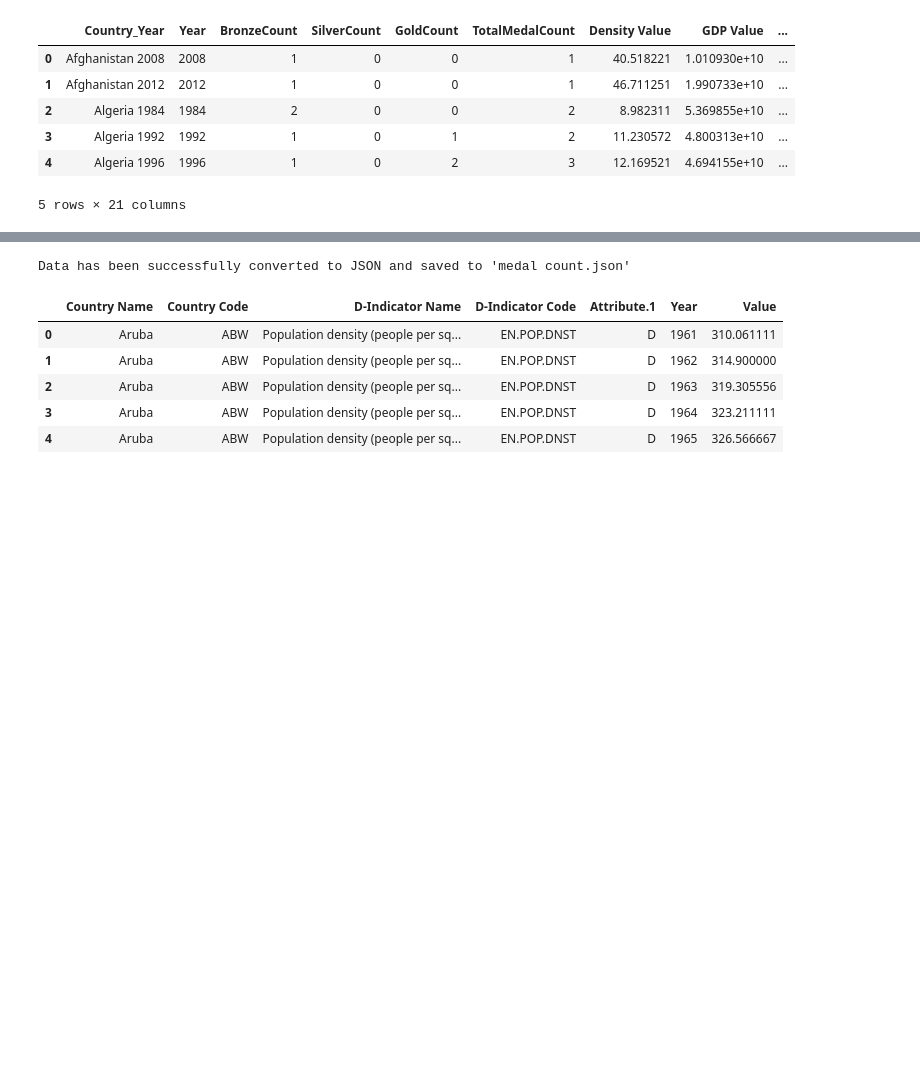
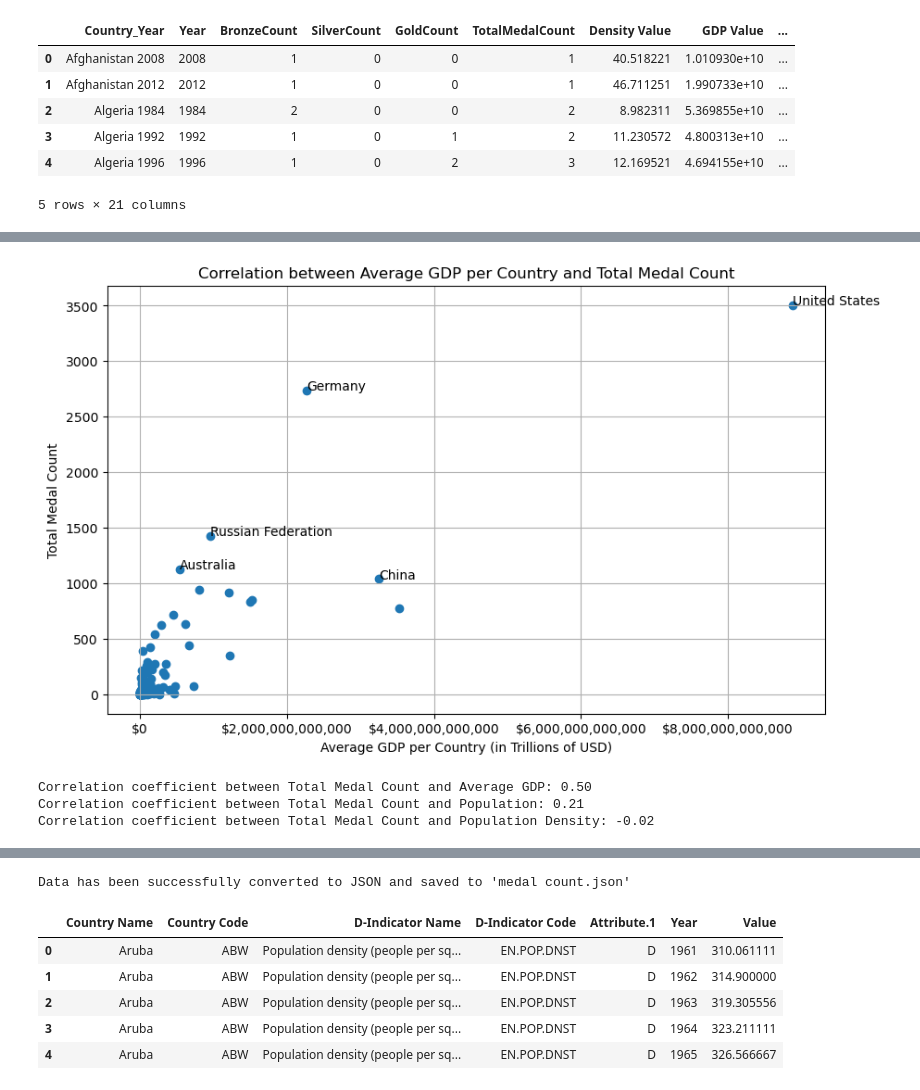
Before and after one commit to JosephNichols2000/project-3, a Jupyter notebook: Olympic JSON.ipynb, the cells around one changed output, grey strips where cells are left out. Drawn from its saved outputs; the diff is of its cells as text; code cells hidden in the pictures; blank space fills up the shorter version.

```diff
--- a/Olympic JSON.ipynb
+++ b/Olympic JSON.ipynb
@@ -95,3 +95,7 @@ medal_df.head()
 | 3 | Algeria 1992 | 1992 | 1 | 0 | 1 | 2 | 11.230572 | 4.800313e+10 | ... |
 | 4 | Algeria 1996 | 1996 | 1 | 0 | 2 | 3 | 12.169521 | 4.694155e+10 | ... |
 5 rows × 21 columns
+# %%
+# Extract the country name from the 'Country_Year' column
+medal_df['Country'] = medal_df['Country_Year'].str.rsplit(n=1).str[0]
+medal_df.head()
@@ -97,0 +275,43 @@ medal_df.head()
+# %%
+import matplotlib.pyplot as plt
+import matplotlib.ticker as ticker
+
+# Calculate average GDP per country
+average_gdp_per_country = medal_df.groupby('Country')['GDP Value'].mean()
+
+# Plot the correlation between average GDP per country and Total Medal Count
+plt.figure(figsize=(10, 6))
+plt.scatter(average_gdp_per_country, medal_df.groupby('Country')['TotalMedalCount'].sum())
+plt.xlabel('Average GDP per Country (in Trillions of USD)')
+plt.ylabel('Total Medal Count')
+plt.title('Correlation between Average GDP per Country and Total Medal Count')
+
+# Format x-axis ticks to display in dollar format
+formatter = ticker.StrMethodFormatter('${x:,.0f}')
+plt.gca().xaxis.set_major_formatter(formatter)
+
+# Label top 5 medal count countries
+top_countries = medal_df.groupby('Country')['TotalMedalCount'].sum().nlargest(5)
+for country in top_countries.index:
+    plt.text(average_gdp_per_country[country], medal_df.groupby('Country')['TotalMedalCount'].sum()[country], country)
+
+plt.grid(True)
+plt.show()
+# %% [output]
+[figure, added]
+# %%
+# Calculate correlation coefficients
+correlation_coefficients = medal_df[['TotalMedalCount', 'GDP Value', 'Pop Value', 'Density Value']].corr()
+
+# Extract correlation coefficient of TotalMedalCount with other variables
+medal_to_gdp_corr = correlation_coefficients.loc['TotalMedalCount', 'GDP Value']
+medal_to_pop_corr = correlation_coefficients.loc['TotalMedalCount', 'Pop Value']
+medal_to_density_corr = correlation_coefficients.loc['TotalMedalCount', 'Density Value']
+
+print(f"Correlation coefficient between Total Medal Count and Average GDP: {medal_to_gdp_corr:.2f}")
+print(f"Correlation coefficient between Total Medal Count and Population: {medal_to_pop_corr:.2f}")
+print(f"Correlation coefficient between Total Medal Count and Population Density: {medal_to_density_corr:.2f}")
+# %% [output]
+Correlation coefficient between Total Medal Count and Average GDP: 0.50
+Correlation coefficient between Total Medal Count and Population: 0.21
+Correlation coefficient between Total Medal Count and Population Density: -0.02
```
Also changed, not shown: parts of 12 cells of this notebook.
